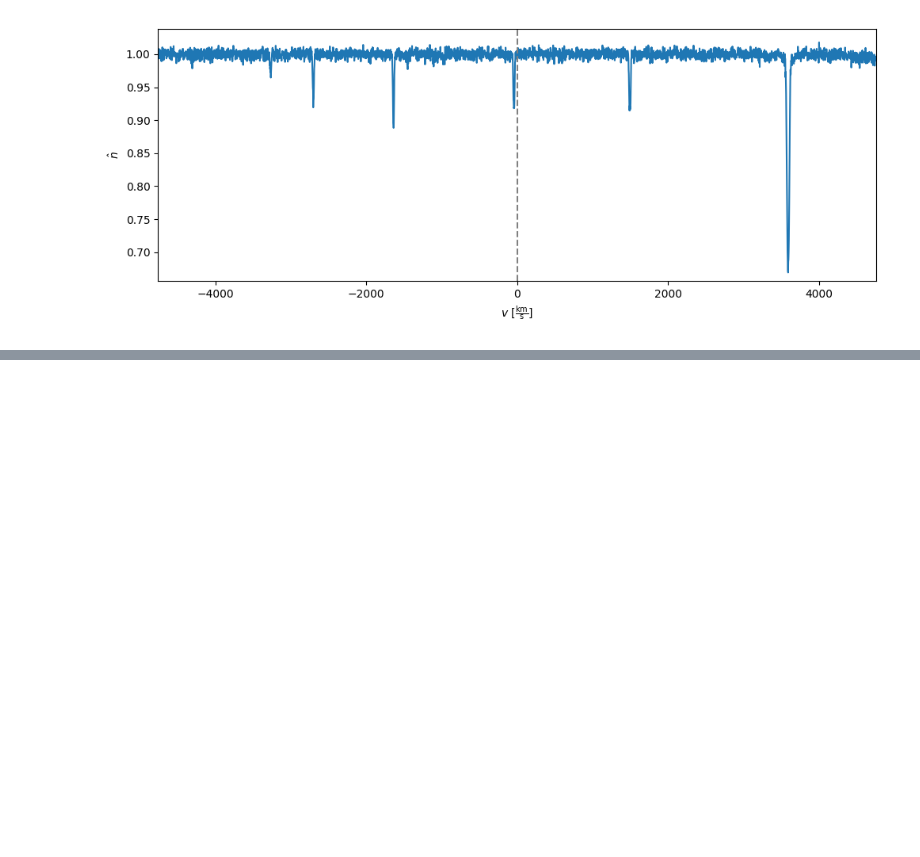
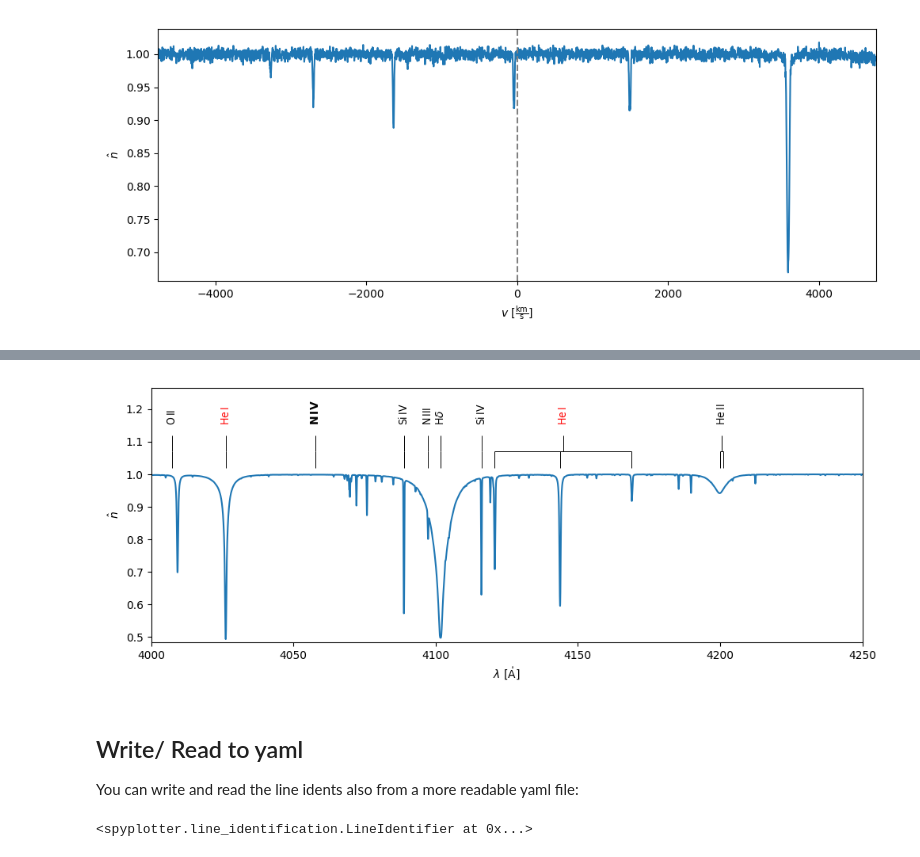
Before and after one commit to eschoesser/spyplotter, a Jupyter notebook: docs/spectrum.ipynb, the cells around one changed output, grey strips where cells are left out. Saved outputs shown, nothing was run; the diff lists cells and outputs as text; code cells hidden in the pictures; blank space fills up the shorter version.

```diff
--- a/docs/spectrum.ipynb
+++ b/docs/spectrum.ipynb
@@ -191,0 +253,9 @@ spyplotter.line_identification - WARNING - Text out of ylim, automatically adapt
+# %%
+li.update_plotting_style('N$\,$IV',new_plotting_style={'weight':'bold'})
+# %%
+# Plot the spectrum
+ax = spectrum_norm.plot(x_unit=u.AA,interval=[4000,4250]);
+
+ax = li.plot(ax=ax)
+plt.tight_layout()
+# %% [output]
@@ -191,0 +263,4 @@ spyplotter.line_identification - WARNING - Text out of ylim, automatically adapt
+[figure, added]
+# %% [markdown]
+## Write/ Read to yaml
+You can write and read the line idents also from a more readable yaml file:
@@ -191,0 +270,5 @@ spyplotter.line_identification - WARNING - Text out of ylim, automatically adapt
+# %%
+# And read it back in:
+li.from_yaml('test.yaml')
+# %% [output]
+<spyplotter.line_identification.LineIdentifier at 0x...>
```
Also changed, not shown: parts of 17 cells of this notebook, 3 other files.
